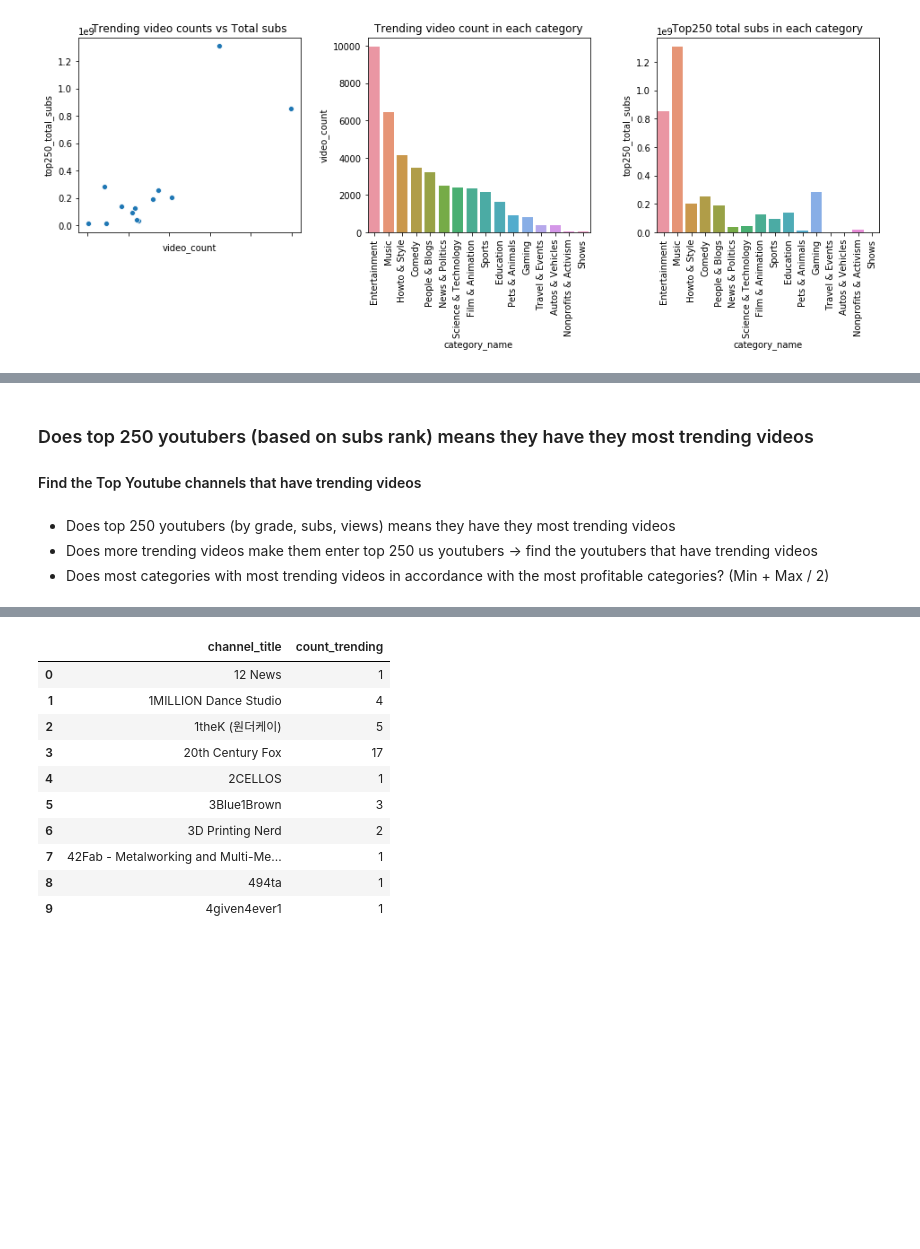
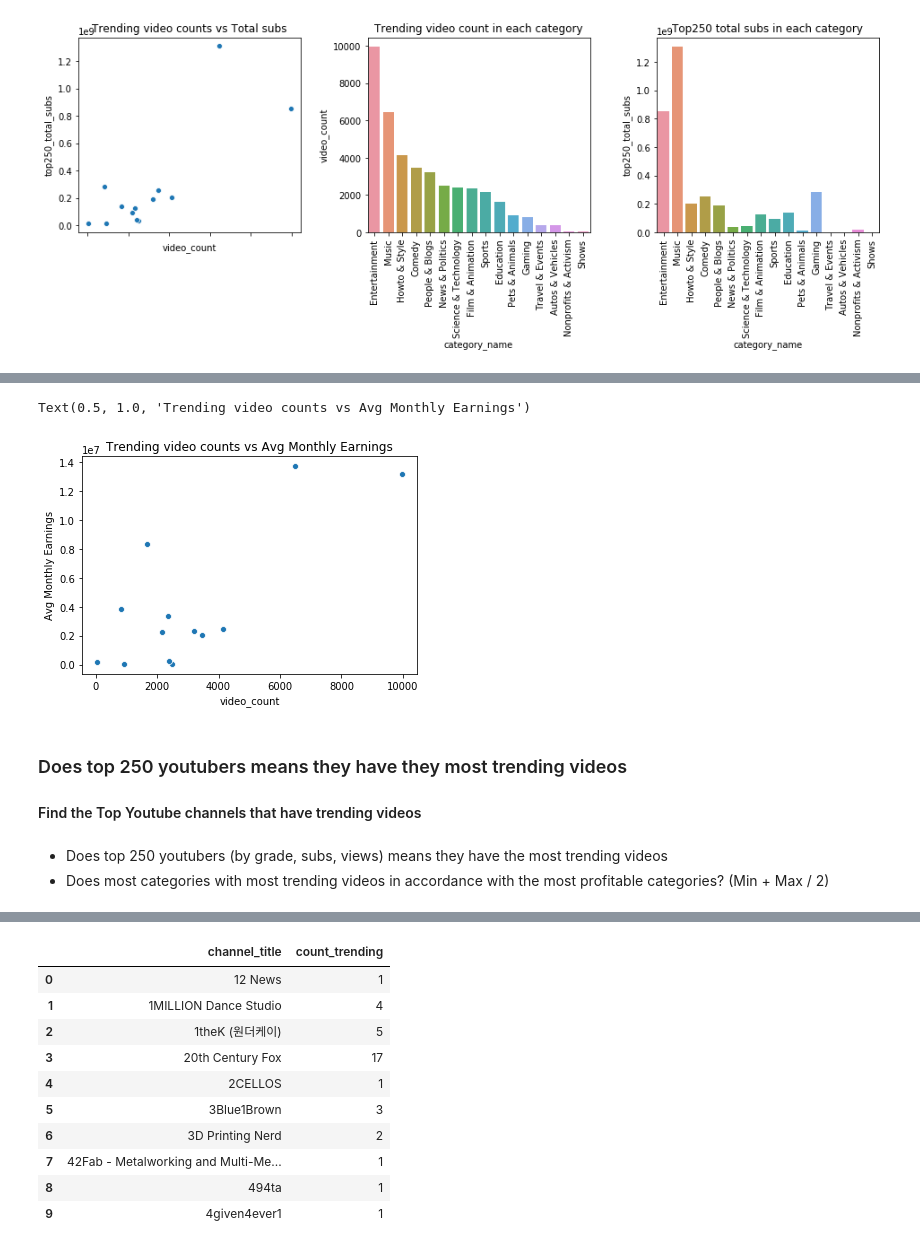
Before and after one commit to gillian850413/Final_Project, a Jupyter notebook: IS590PR_Final_Project_Part2.ipynb, the cells around one changed output, grey strips where cells are left out. Cells and saved outputs as stored; diff of their text form; code cells hidden in the pictures; blank space fills up the shorter version.

```diff
--- a/IS590PR_Final_Project_Part2.ipynb
+++ b/IS590PR_Final_Project_Part2.ipynb
@@ -500,9 +536,14 @@ fig.subplots_adjust(wspace=.3)
+# %%
+g4 = sns.scatterplot(x="video_count", y="Avg Monthly Earnings", data=trending_top250)
+g4.set_title('Trending video counts vs Avg Monthly Earnings')
+# %% [output]
+Text(0.5, 1.0, 'Trending video counts vs Avg Monthly Earnings')
+[figure, added]
 # %% [markdown]
-### Does top 250 youtubers (based on subs rank) means they have they most trending videos
+### Does top 250 youtubers means they have they most trending videos
 #### Find the Top Youtube channels that have trending videos
 # %% [markdown]
-- Does top 250 youtubers (by grade, subs, views) means they have they most trending videos
-- Does more trending videos make them enter top 250 us youtubers -> find the youtubers that have trending videos
+- Does top 250 youtubers (by grade, subs, views) means they have the most trending videos
 - Does most categories with most trending videos in accordance with the most profitable categories? (Min + Max / 2)
 # %%
 trending_df.head()
```
Also changed, not shown: parts of 42 cells of this notebook.
